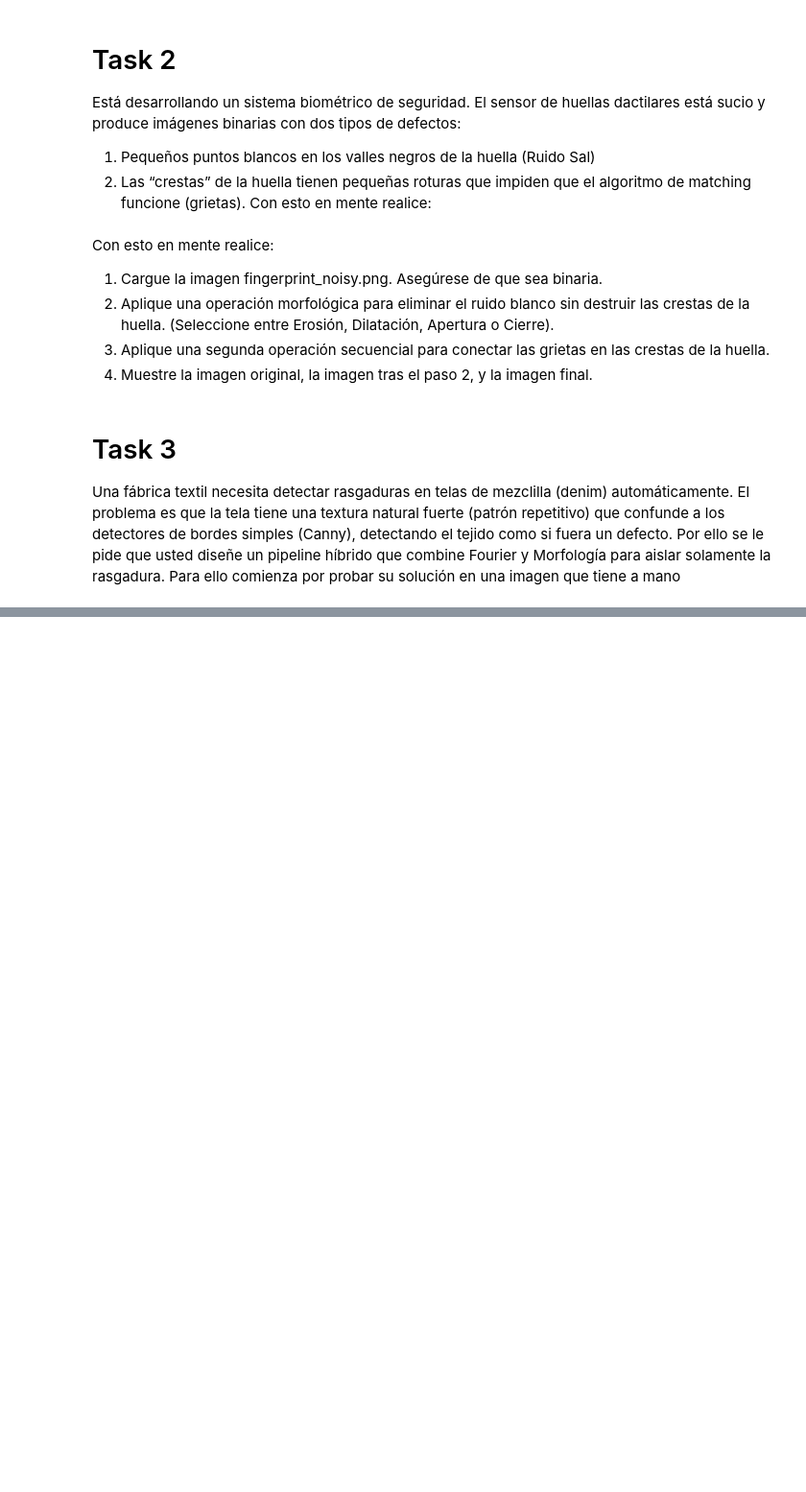
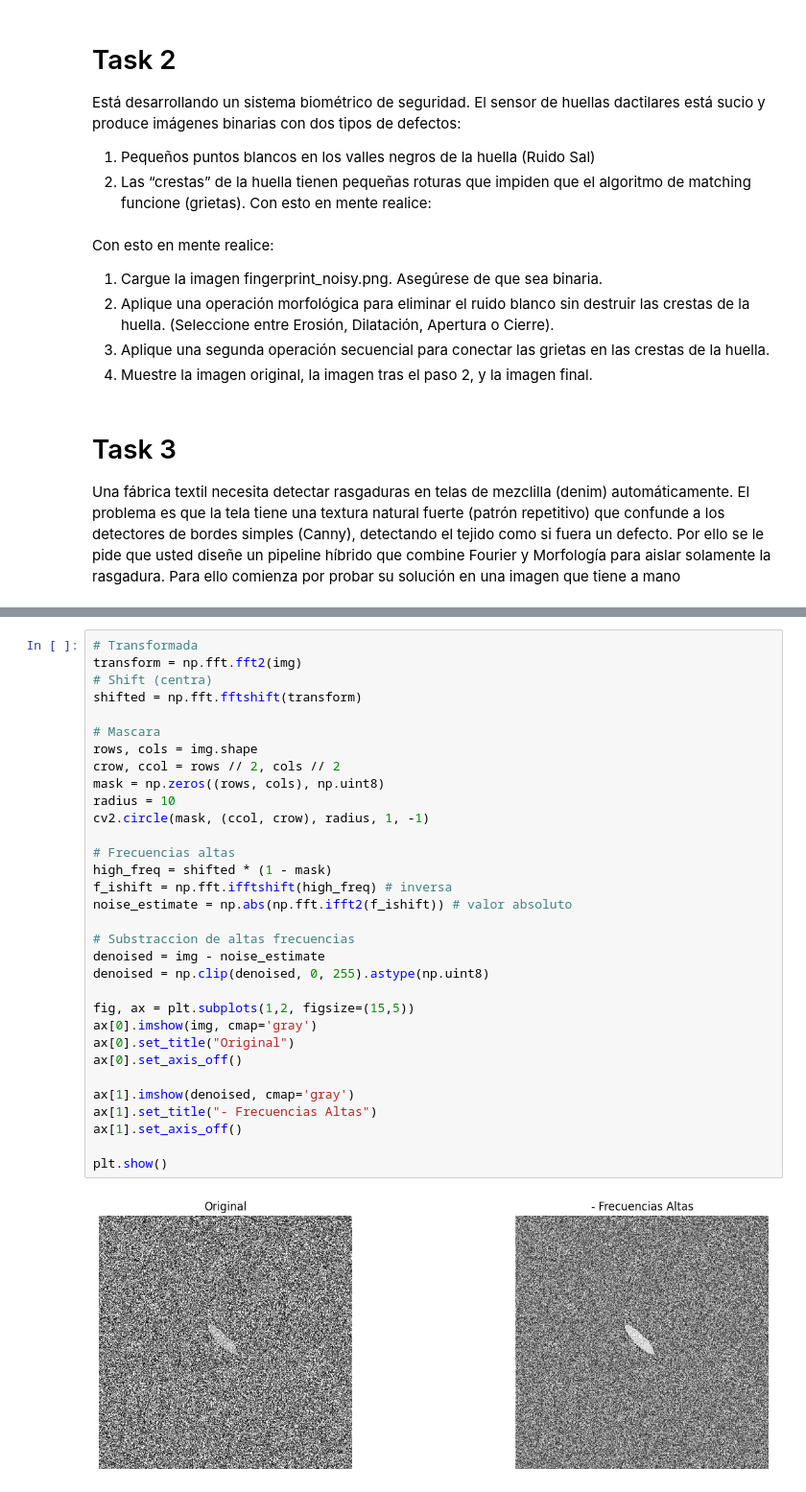
Before and after one commit to Czar272/lab2_VxC, a Jupyter notebook: lab2.ipynb, the cells around one changed output, grey strips where cells are left out. Shown at 96% size. Drawn from its saved outputs; the diff is of its cells as text; blank space fills up the shorter version.

```diff
--- a/lab2.ipynb
+++ b/lab2.ipynb
@@ -103,0 +123,34 @@ Una fábrica textil necesita detectar rasgaduras en telas de mezclilla (denim) a
+# %%
+# Transformada
+transform = np.fft.fft2(img)
+# Shift (centra)
+shifted = np.fft.fftshift(transform)
+
+# Mascara
+rows, cols = img.shape
+crow, ccol = rows // 2, cols // 2
+mask = np.zeros((rows, cols), np.uint8)
+radius = 10
+cv2.circle(mask, (ccol, crow), radius, 1, -1)
+
+# Frecuencias altas
+high_freq = shifted * (1 - mask)
+f_ishift = np.fft.ifftshift(high_freq) # inversa
+noise_estimate = np.abs(np.fft.ifft2(f_ishift)) # valor absoluto
+
+# Substraccion de altas frecuencias
+denoised = img - noise_estimate
+denoised = np.clip(denoised, 0, 255).astype(np.uint8)
+
+fig, ax = plt.subplots(1,2, figsize=(15,5))
+ax[0].imshow(img, cmap='gray')
+ax[0].set_title("Original")
+ax[0].set_axis_off()
+
+ax[1].imshow(denoised, cmap='gray')
+ax[1].set_title("- Frecuencias Altas")
+ax[1].set_axis_off()
+
+plt.show()
+# %% [output]
+[figure, added]
```
Also changed, not shown: parts of 7 cells of this notebook, 1 other file.
